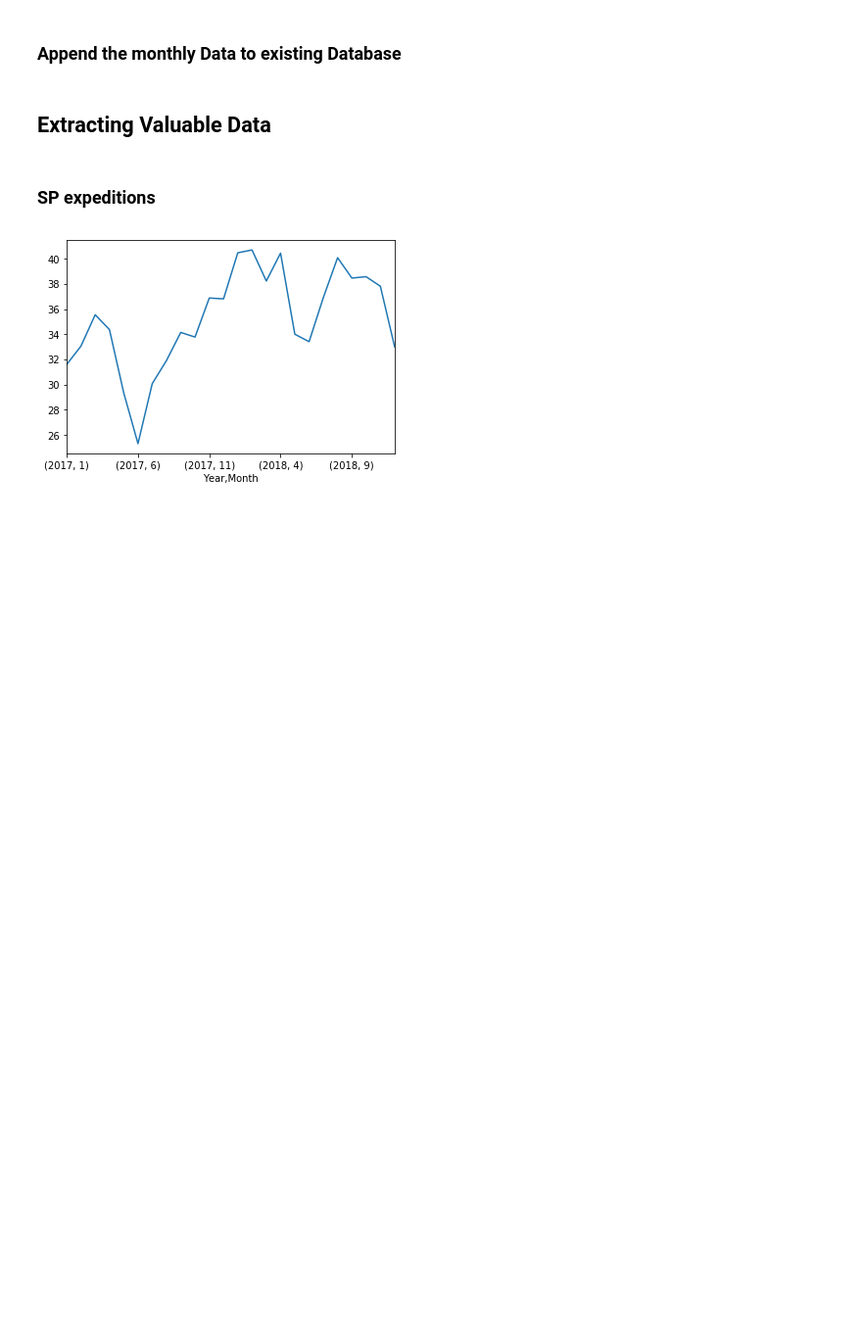
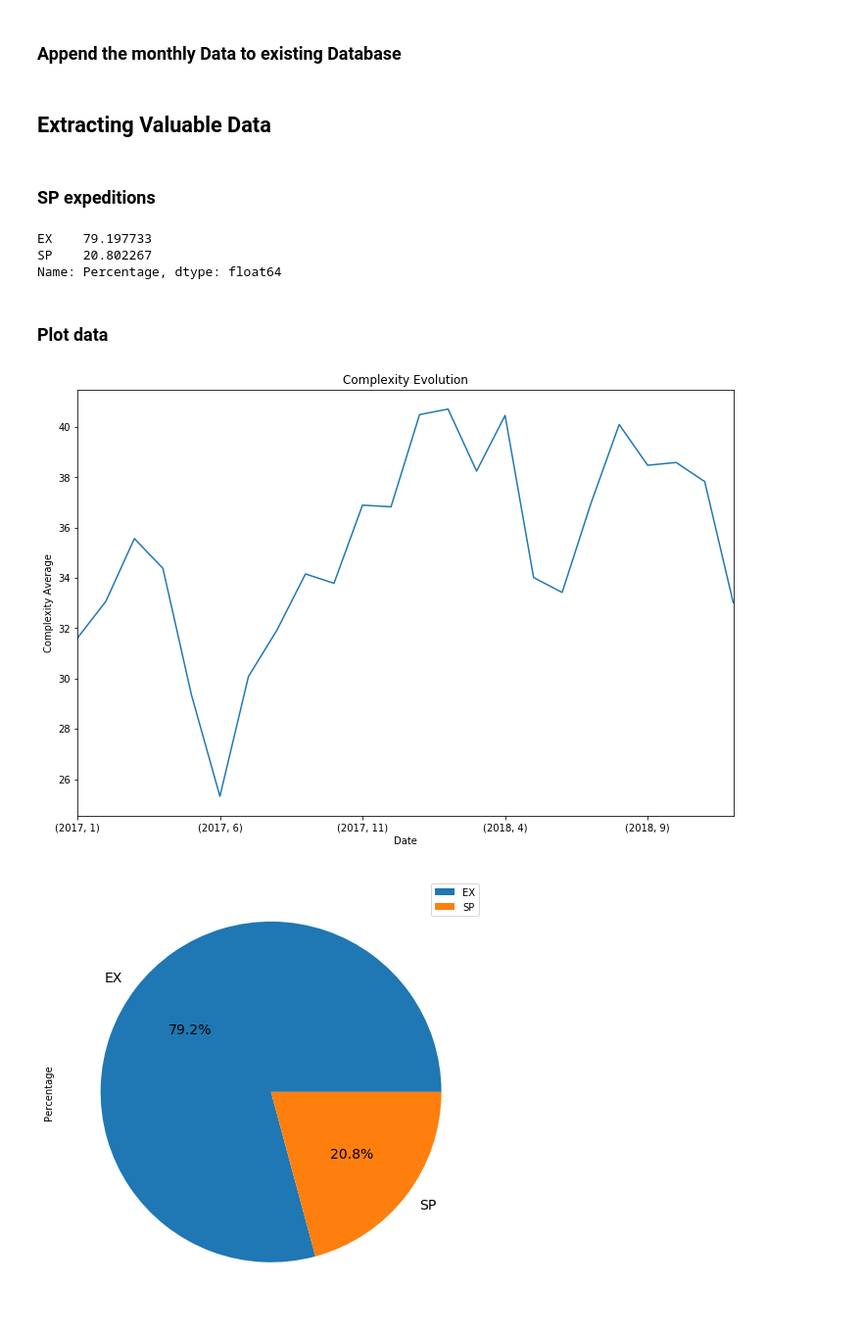
Before and after one commit to JoseNunes24/ExpeditionAnalysis, a Jupyter notebook: Expedition_Analysis.ipynb, the cells around one changed output. Shown: that part at 98% size. Cells and saved outputs as stored; diff of their text form; code cells hidden in the pictures; blank space fills up the shorter version.

Commit message:
Started Charting Data

```diff
--- a/Expedition_Analysis.ipynb
+++ b/Expedition_Analysis.ipynb
@@ -258,17 +258,43 @@ nr_products_SP = df_SP.groupby(
 # Average of number of different products by shipment and type
 complexity = ( nr_products_SP / nr_shipments_SP)
 
-complexity.plot ()
+# EX vs SP Share
+count_total = df2['Unit'].nunique()
+count_SP = df_SP['Unit'].nunique()
 
-# Top 10 Complexity by city
-city_complexity = (
-    total_number_of_products_city / total_number_of_shipments_city
-    )
+shareSP = (count - tt) / count * 100
 
-# MS vs OE Share
-share = (total_number_of_shipments_type / total_number_of_shipments) * 100
+shareEX = 100 - shareSP
+
+df_shares = pd.DataFrame({'Percentage':[shareEX, shareSP]}, index = ['EX', 'SP'])
 # %% [output]
-[figure, removed]
+EX    79.197733
+SP    20.802267
+Name: Percentage, dtype: float64
+# %% [markdown]
+### Plot data
+# %%
+# Complexity
+import matplotlib.dates as mdates
+from matplotlib.dates import DateFormatter
+
+fig, ax = plt.subplots(figsize=(12, 8))
+
+complexity.plot ( x_compat=True)
+
+ax.set(xlabel="Date", ylabel="Complexity Average",
+       title="Complexity Evolution")
+
+plt.show()
+
+# Share
+df_shares.plot.pie(y='Percentage', figsize=(8, 8),
+                   autopct='%1.1f%%', textprops={'fontsize': 14})
+
+plt.show()
+# %% [output]
+[figure, added]
+[figure, added]
 # %%
 '''import matplotlib.pyplot as plt
 
```
